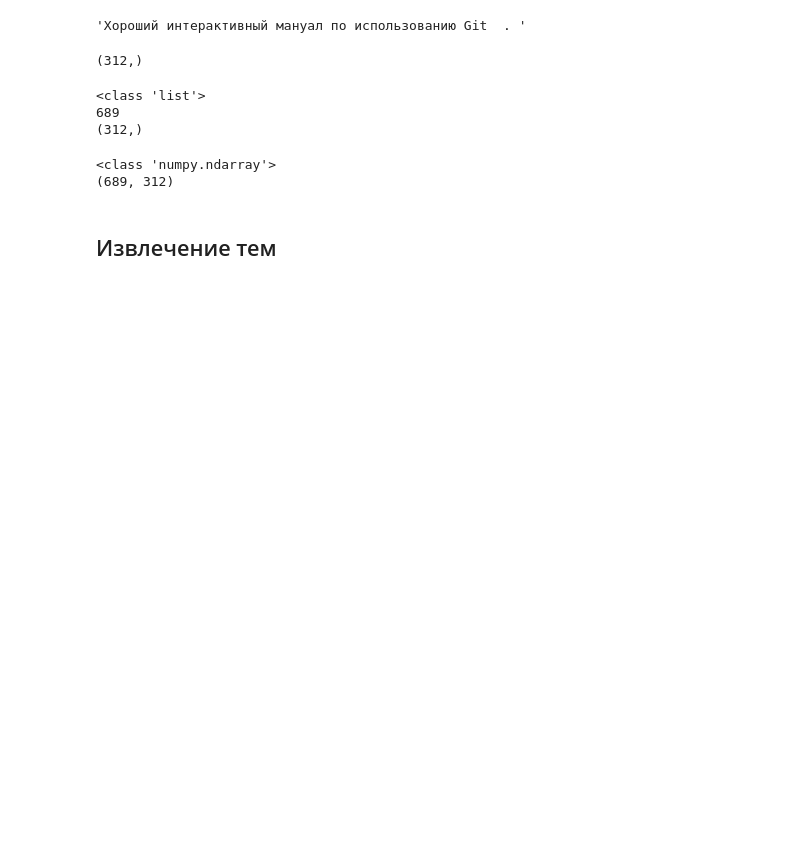
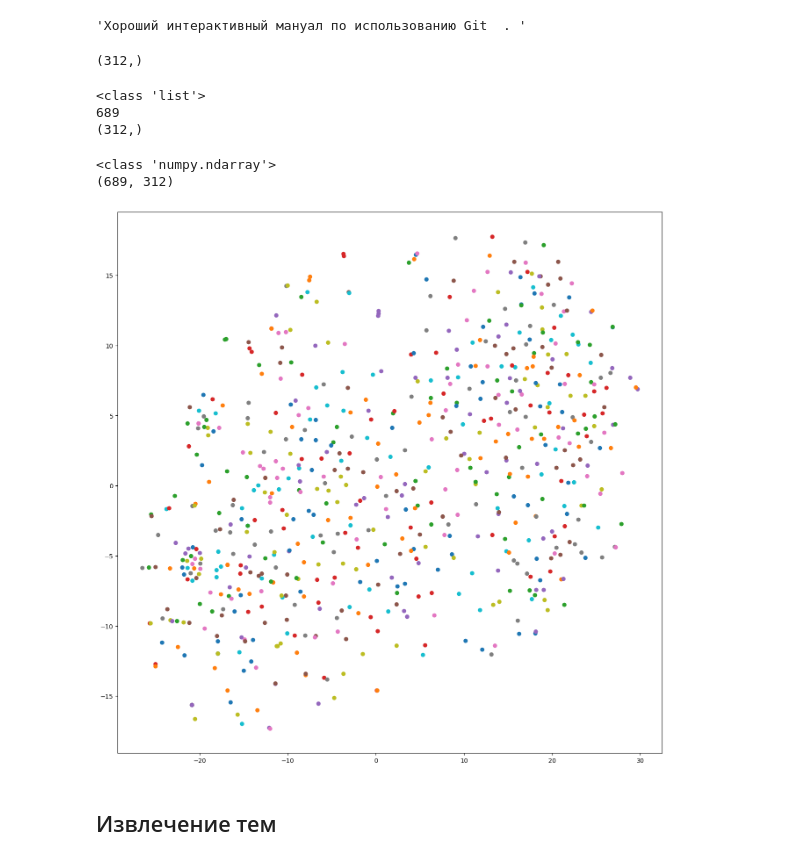
Before and after one commit to Tensai-Pro/SRI-PracticeTasks, a Jupyter notebook: BERTopic for chats/BERTopic for chats.ipynb, the cells around one changed output. Drawn from its saved outputs; the diff is of its cells as text; code cells hidden in the pictures; blank space fills up the shorter version.

```diff
--- a/BERTopic for chats/BERTopic for chats.ipynb
+++ b/BERTopic for chats/BERTopic for chats.ipynb
@@ -268,3 +292,25 @@ torch.Size([1, 4, 312])
+# %%
+def tsne_plot(embeddings):
+  tsne_model = TSNE(perplexity=40, n_components=2, init='pca', n_iter=2500, random_state=23)
+  points = tsne_model.fit_transform(embeddings)
+
+  x = []
+  y = []
+  for point in points:
+    x.append(point[0])
+    y.append(point[1])
+
+  plt.figure(figsize=(16, 16))
+  for i in range(len(x)):
+        plt.scatter(x[i],y[i])
+        # plt.annotate(labels[i],
+        #              xy=(x[i], y[i]),
+        #              xytext=(5, 2),
+        #              textcoords='offset points',
+        #              ha='right',
+        #              va='bottom')
+
+  plt.show()
 # %% [markdown]
 # BERTopic с дообученной моделью векторного представления
 # %% [markdown]
@@ -312,6 +358,10 @@ print(docs_embeddings.shape)
 # %% [output]
 <class 'numpy.ndarray'>
 (689, 312)
+# %%
+tsne_plot(docs_embeddings)
+# %% [output]
+[figure, added]
 # %% [markdown]
 ## Извлечение тем
 # %%
```
Also changed, not shown: parts of 33 cells of this notebook.
